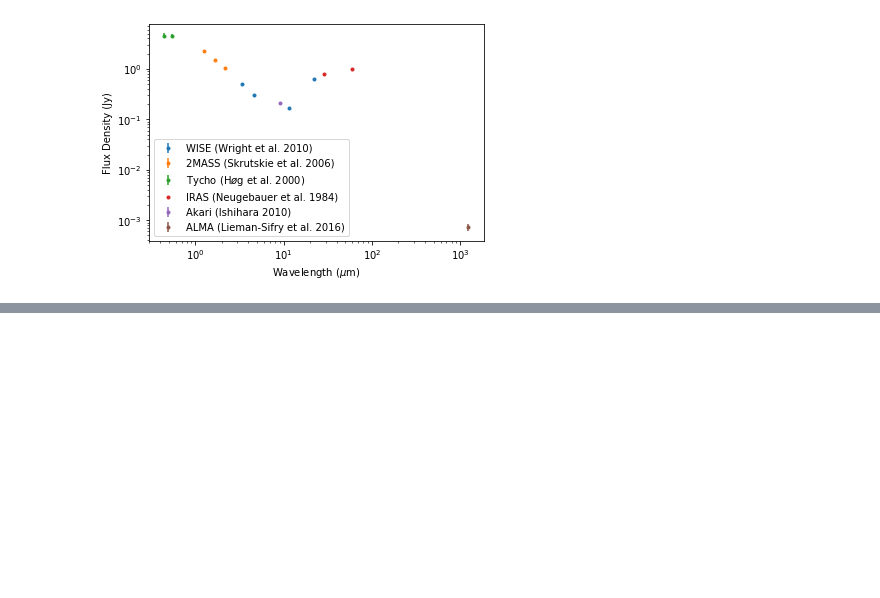
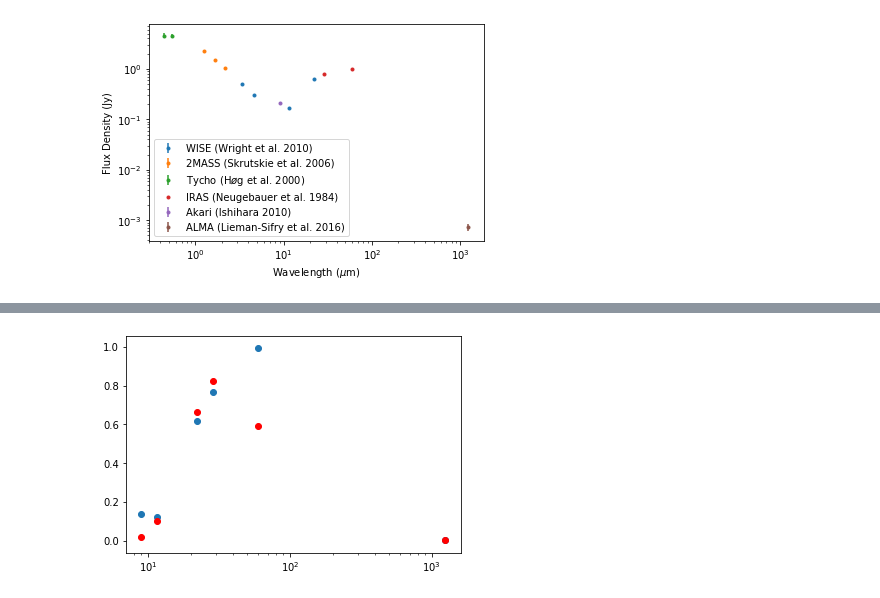
Before and after one commit to briley-lewis/debris-disk, a Jupyter notebook: Disk SED.ipynb, the cells around one changed output, grey strips where cells are left out. Drawn from its saved outputs; the diff is of its cells as text; code cells hidden in the pictures; blank space fills up the shorter version.

```diff
--- a/Disk SED.ipynb
+++ b/Disk SED.ipynb
@@ -143,0 +184,5 @@ def toJy_disk(Bv,A):
+# %%
+##fit a blackbody to just the thermal portion of the spectrum
+thermal = phot[np.where(lam>5)]-F_star[np.where(lam>5)]
+thermal_lam = lam[np.where(lam>5)]
+thermal_sig = sigma[np.where(lam>5)]
@@ -143,0 +201,8 @@ def toJy_disk(Bv,A):
+# %%
+plt.scatter(thermal_lam,thermal)
+plt.scatter(thermal_lam,toJy_disk(Bv_lam(Tbest,thermal_lam*1e-4),Abest),color='red')
+ax = plt.gca()
+ax.set_xscale('log')
+#ax.set_yscale('log')
+# %% [output]
+[figure, added]
```
Also changed, not shown: parts of 16 cells of this notebook.
